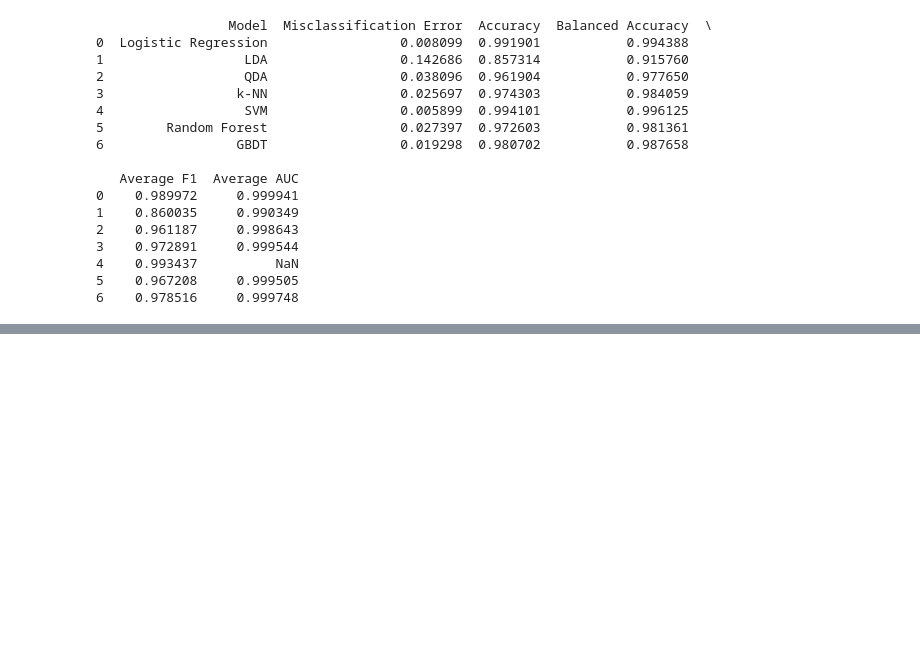
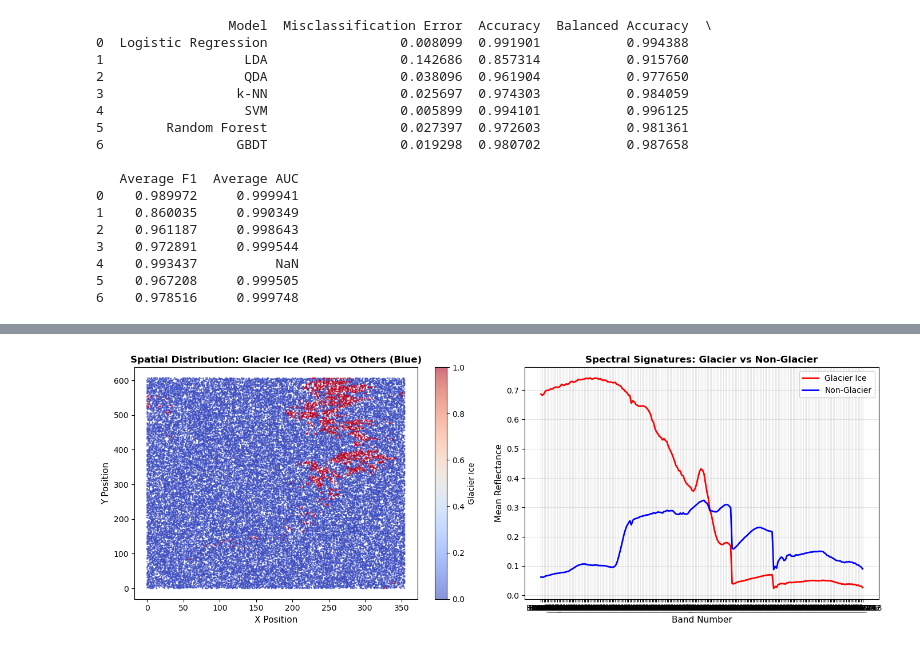
Before and after one commit to Dhruv-baner/st443-group-project, a Jupyter notebook: notebooks/task_1.ipynb, the cells around one changed output, grey strips where cells are left out. Cells and saved outputs as stored; diff of their text form; code cells hidden in the pictures; blank space fills up the shorter version.

```diff
--- a/notebooks/task_1.ipynb
+++ b/notebooks/task_1.ipynb
@@ -1048,0 +1059,12 @@ print(pd.DataFrame(results))
+# %%
+# Create binary target: snow/ice (class 5) = 1, all others = 0
+y_binary = (df_sample['land_type_encoded'] == 5).astype(int)
+
+# Check the distribution
+print("Binary class distribution:")
+print(y_binary.value_counts())
+print(f"\nPercentage of glacier ice: {y_binary.mean() * 100:.2f}%")
+
+# Verify mapping
+print("\nOriginal labels (first 10):", df_sample['land_type_encoded'].head(10).values)
+print("Binary labels (first 10):", y_binary.head(10).values)
@@ -1048,0 +1090,31 @@ print(pd.DataFrame(results))
+# %%
+# Create figure with 2 subplots
+fig, axes = plt.subplots(1, 2, figsize=(14, 5))
+
+# Plot 1: Spatial distribution of glacier ice
+scatter = axes[0].scatter(df_sample['p_x'], df_sample['p_y'],
+                          c=y_binary, cmap='coolwarm', s=1, alpha=0.6)
+axes[0].set_xlabel('X Position', fontsize=11)
+axes[0].set_ylabel('Y Position', fontsize=11)
+axes[0].set_title('Spatial Distribution: Glacier Ice (Red) vs Others (Blue)',
+                   fontsize=12, fontweight='bold')
+plt.colorbar(scatter, ax=axes[0], label='Glacier Ice')
+
+# Plot 2: Mean spectral signatures
+band_columns = [f'Band_{i}' for i in range(1, 219)]
+glacier_spectrum = df_sample[y_binary == 1][band_columns].mean()
+non_glacier_spectrum = df_sample[y_binary == 0][band_columns].mean()
+
+axes[1].plot(glacier_spectrum, label='Glacier Ice', linewidth=2, color='red')
+axes[1].plot(non_glacier_spectrum, label='Non-Glacier', linewidth=2, color='blue')
+axes[1].set_xlabel('Band Number', fontsize=11)
+axes[1].set_ylabel('Mean Reflectance', fontsize=11)
+axes[1].set_title('Spectral Signatures: Glacier vs Non-Glacier',
+                   fontsize=12, fontweight='bold')
+axes[1].legend()
+axes[1].grid(alpha=0.3)
+
+plt.tight_layout()
+plt.show()
+# %% [output]
+[figure, added]
```
Also changed, not shown: parts of 6 cells of this notebook.
